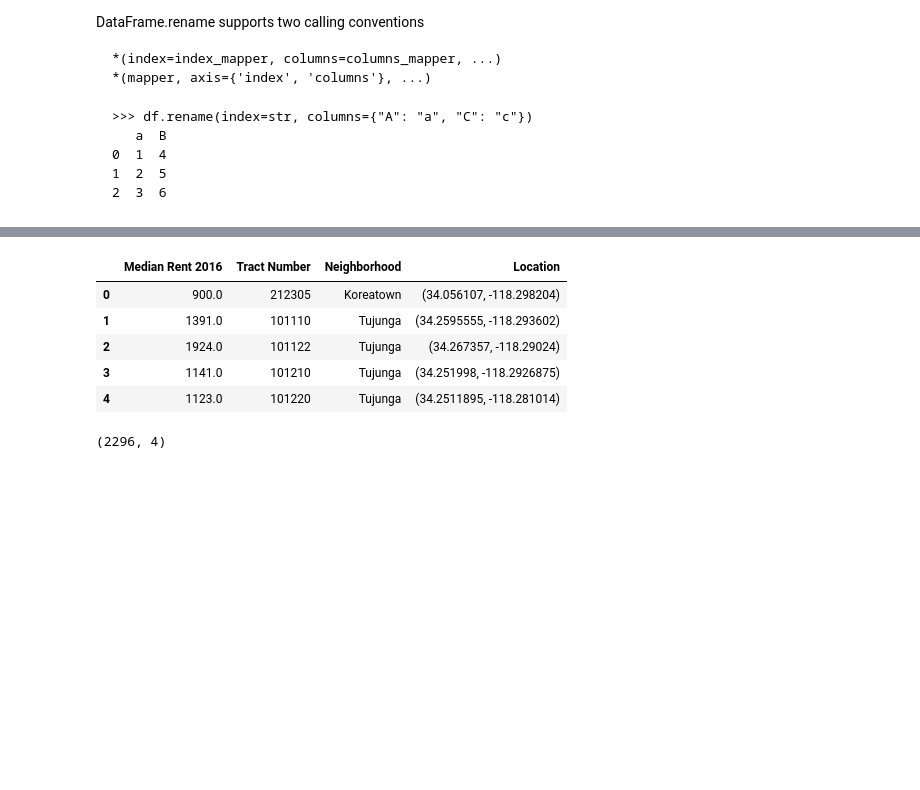
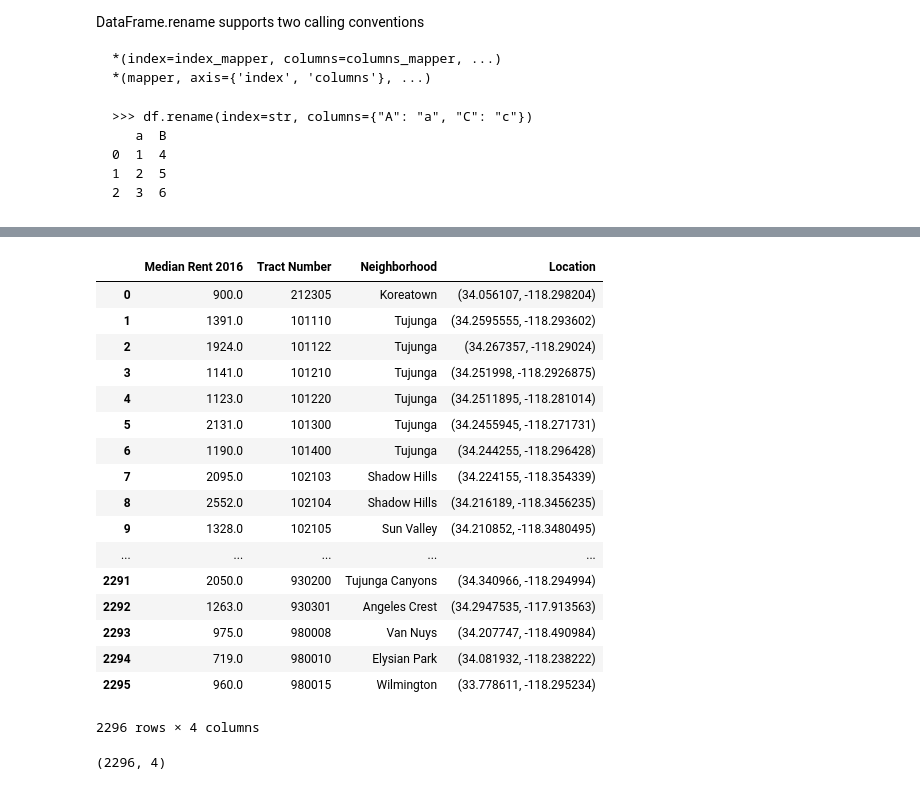
Before and after one commit to RandallPark/USCGroupProj, a Jupyter notebook: Housing/HousingNotebook.ipynb, the cells around one changed output, grey strips where cells are left out. Cells and saved outputs as stored; diff of their text form; code cells hidden in the pictures; blank space fills up the shorter version.

````diff
--- a/Housing/HousingNotebook.ipynb
+++ b/Housing/HousingNotebook.ipynb
@@ -69,3 +81,7 @@ DataFrame.rename supports two calling conventions
 1  2  5
 2  3  6
 ```
+# %%
+#Create DataFrame with just 2016(most recent) data
+housing_2016 = housing_data[housing_data.Date == '1/1/16']
+housing_2016
@@ -72,30 +107,39 @@ DataFrame.rename supports two calling conventions
 # %%
-#Create DataFrame with just 2016(most recent) data
-housing_2016 = housing_data[housing_data.Date == '01/01/2016']
-
 housing_2016 = housing_2016.dropna(subset=['Amount'])
 
 #Reset index for new DF
 housing_2016 = housing_2016.reset_index()
 
 #Drop column created by old index
 housing_2016 = housing_2016.drop('index', axis=1)
 
 #Drop column not relevant.
 housing_2016 = housing_2016.drop(['Policy Area','Year','Variable','Dataset', 'Tract', 'Row ID', 'Date', 'GEOID' ], axis=1)
 
 #Rename column
 housing_2016= housing_2016.rename(columns = {'Amount': 'Median Rent 2016'})
 
-housing_2016.head()
+housing_2016
 #by_neighborhood = housing_data.goupby
 # %% [output]
 |  | Median Rent 2016 | Tract Number | Neighborhood | Location |
 | 0 | 900.0 | 212305 | Koreatown | (34.056107, -118.298204) |
 | 1 | 1391.0 | 101110 | Tujunga | (34.2595555, -118.293602) |
 | 2 | 1924.0 | 101122 | Tujunga | (34.267357, -118.29024) |
 | 3 | 1141.0 | 101210 | Tujunga | (34.251998, -118.2926875) |
 | 4 | 1123.0 | 101220 | Tujunga | (34.2511895, -118.281014) |
+| 5 | 2131.0 | 101300 | Tujunga | (34.2455945, -118.271731) |
+| 6 | 1190.0 | 101400 | Tujunga | (34.244255, -118.296428) |
+| 7 | 2095.0 | 102103 | Shadow Hills | (34.224155, -118.354339) |
+| 8 | 2552.0 | 102104 | Shadow Hills | (34.216189, -118.3456235) |
+| 9 | 1328.0 | 102105 | Sun Valley | (34.210852, -118.3480495) |
+| ... | ... | ... | ... | ... |
+| 2291 | 2050.0 | 930200 | Tujunga Canyons | (34.340966, -118.294994) |
+| 2292 | 1263.0 | 930301 | Angeles Crest | (34.2947535, -117.913563) |
+| 2293 | 975.0 | 980008 | Van Nuys | (34.207747, -118.490984) |
+| 2294 | 719.0 | 980010 | Elysian Park | (34.081932, -118.238222) |
+| 2295 | 960.0 | 980015 | Wilmington | (33.778611, -118.295234) |
+2296 rows × 4 columns
 # %%
 housing_2016.shape
 # %% [output]
````
Also changed, not shown: parts of 15 cells of this notebook, 1 other file.
